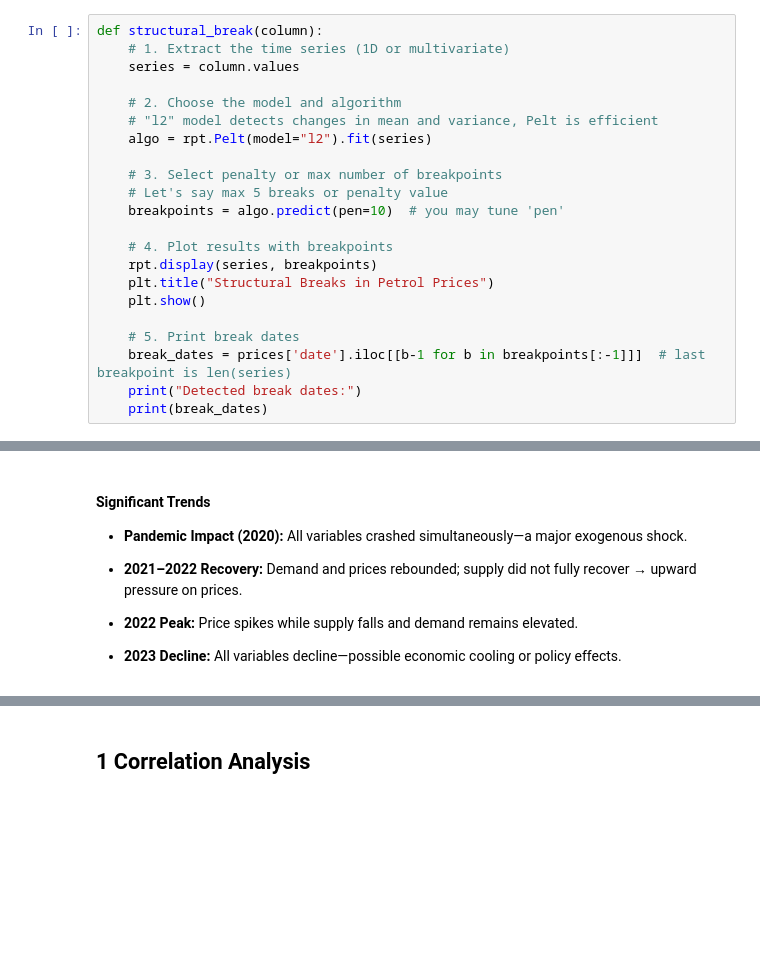
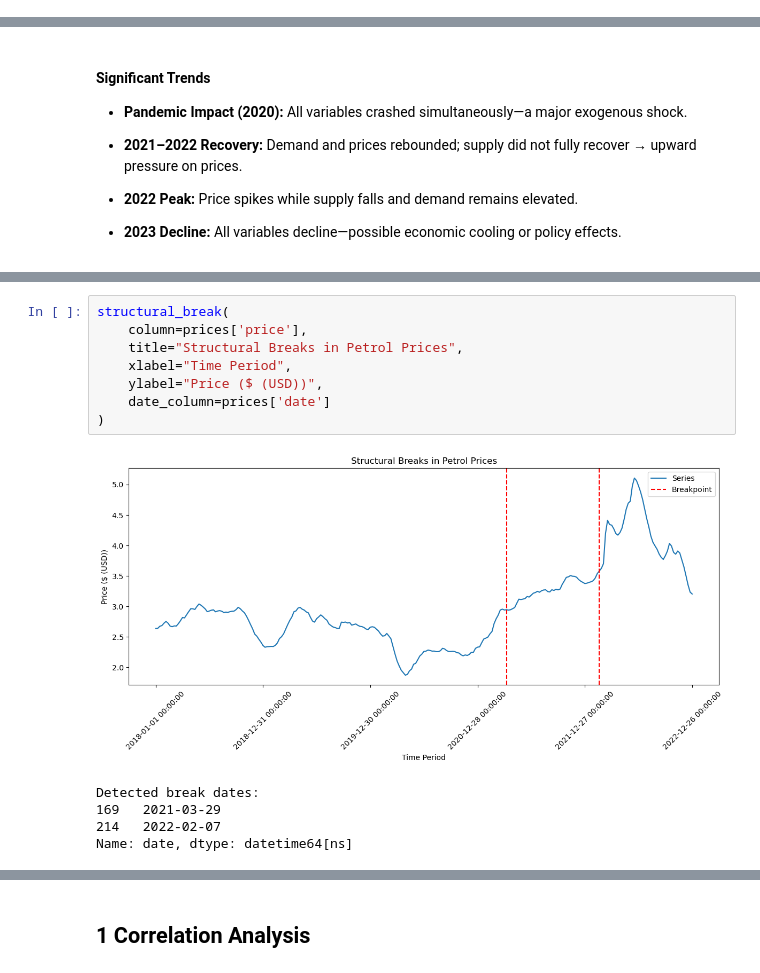
Before and after one commit to zenbean/Citadel-Women-s-Datathon-2025, a Jupyter notebook: consumer.ipynb, the cells around one changed output, grey strips where cells are left out. Drawn from its saved outputs; the diff is of its cells as text; blank space fills up the shorter version.

```diff
--- a/consumer.ipynb
+++ b/consumer.ipynb
@@ -170,22 +171,0 @@ Detecting breaks in trends
-# %%
-def structural_break(column):
-    # 1. Extract the time series (1D or multivariate)
-    series = column.values
-
-    # 2. Choose the model and algorithm
-    # "l2" model detects changes in mean and variance, Pelt is efficient
-    algo = rpt.Pelt(model="l2").fit(series)
-
-    # 3. Select penalty or max number of breakpoints
-    # Let's say max 5 breaks or penalty value
-    breakpoints = algo.predict(pen=10)  # you may tune 'pen'
-
-    # 4. Plot results with breakpoints
-    rpt.display(series, breakpoints)
-    plt.title("Structural Breaks in Petrol Prices")
-    plt.show()
-
-    # 5. Print break dates
-    break_dates = prices['date'].iloc[[b-1 for b in breakpoints[:-1]]]  # last breakpoint is len(series)
-    print("Detected break dates:")
-    print(break_dates)
@@ -373,0 +310,14 @@ plt.show()
+# %%
+structural_break(
+    column=prices['price'],
+    title="Structural Breaks in Petrol Prices",
+    xlabel="Time Period",
+    ylabel="Price ($ (USD))",
+    date_column=prices['date']
+)
+# %% [output]
+[figure, added]
+Detected break dates:
+169   2021-03-29
+214   2022-02-07
+Name: date, dtype: datetime64[ns]
```
Also changed, not shown: parts of 27 cells of this notebook.
